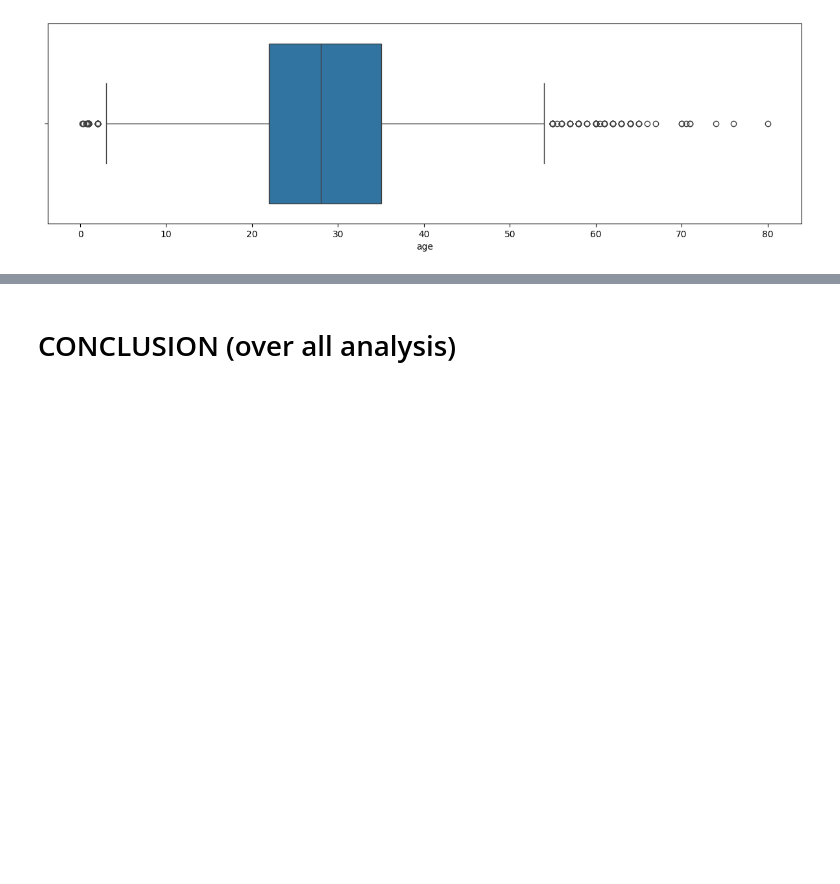
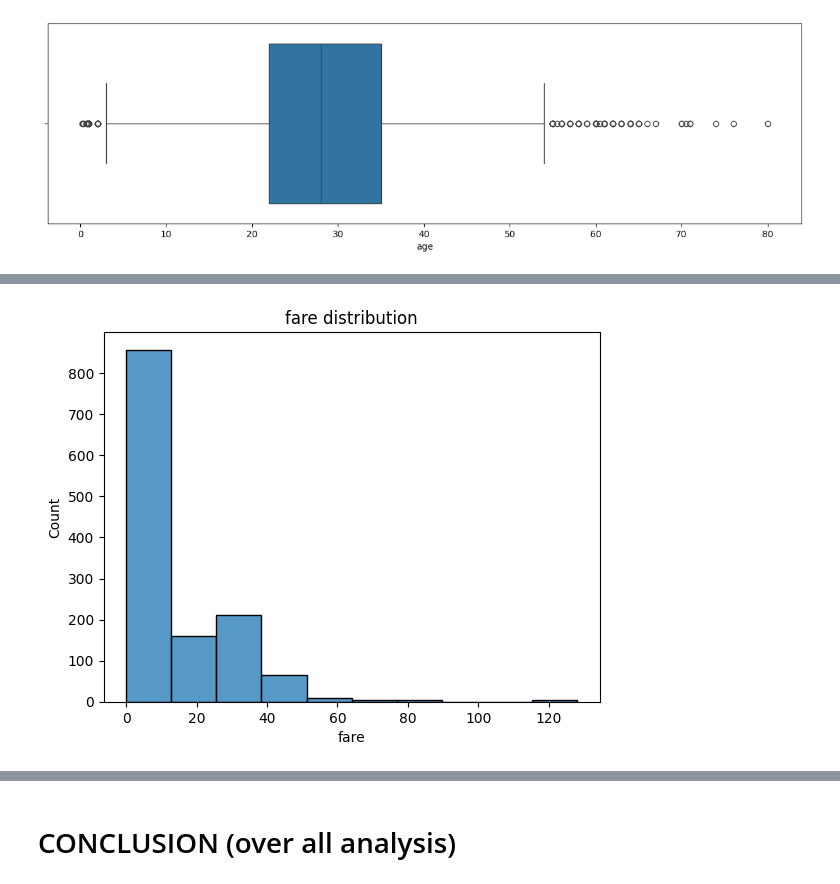
Before and after one commit to Aakashdoraisamy/python-data-science, a Jupyter notebook: Python_Libraries/pandas/titanic.ipynb, the cells around one changed output, grey strips where cells are left out. Cells and saved outputs as stored; diff of their text form; code cells hidden in the pictures; blank space fills up the shorter version.

```diff
--- a/Python_Libraries/pandas/titanic.ipynb
+++ b/Python_Libraries/pandas/titanic.ipynb
@@ -1276,0 +1306,8 @@ plt.show()
+# %%
+plt.Figure(figsize=(32,2))
+sns.histplot(df,x='fare',bins=10)
+plt.title('fare distribution')
+# plt.xticks(range(0,81,2))
+plt.show()
+# %% [output]
+[figure, added]
```
Also changed, not shown: parts of 10 cells of this notebook.
